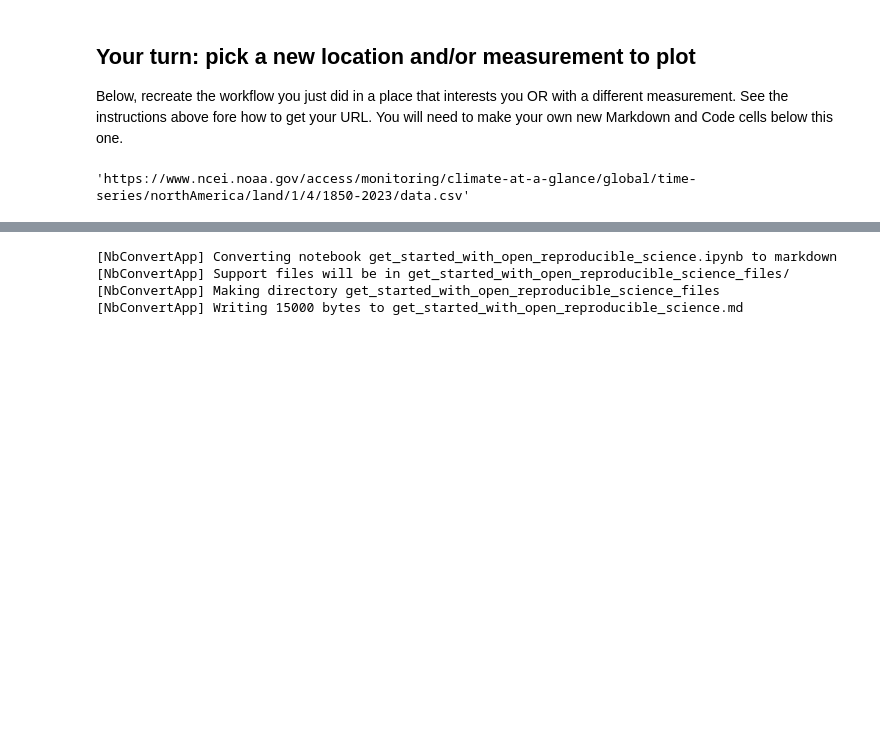
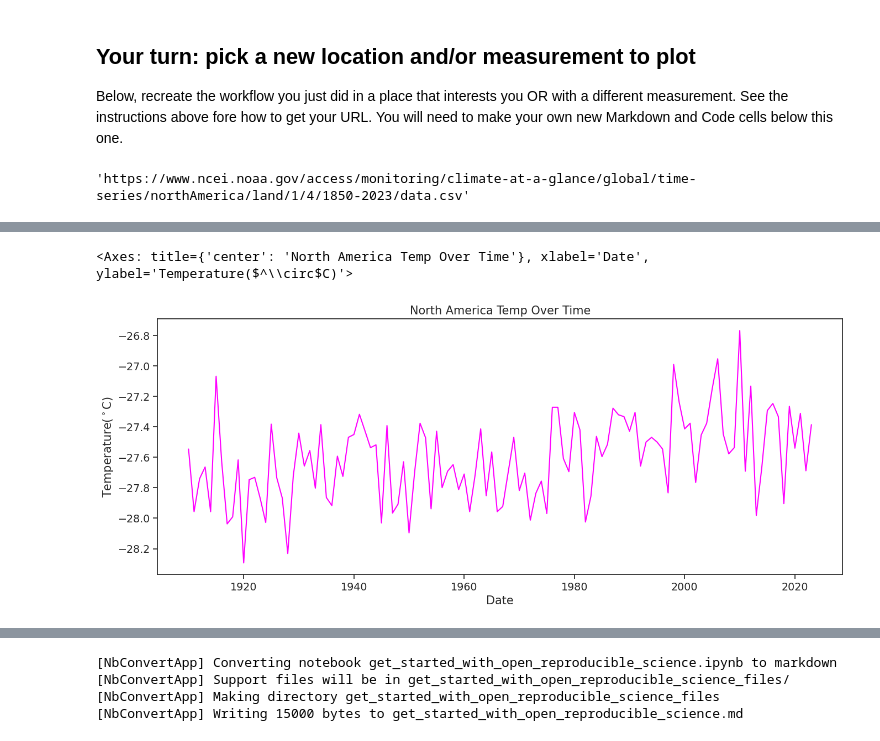
Before and after one commit to Doobernicus/get-started-with-reproducible-science-Doobernicus, a Jupyter notebook: get_started_with_open_reproducible_science.ipynb, the cells around one changed output, grey strips where cells are left out. Saved outputs shown, nothing was run; the diff lists cells and outputs as text; code cells hidden in the pictures; blank space fills up the shorter version.

```diff
--- a/get_started_with_open_reproducible_science.ipynb
+++ b/get_started_with_open_reproducible_science.ipynb
@@ -474,5 +474,5 @@ na_avg_temp_df
 # %%
 #convert to celcius
-na_avg_temp_df.iloc[:,1] = (na_avg_temp_df.iloc[:,1] - 32) * 5 / 9
+na_avg_temp_df["Temp_C"] = (na_avg_temp_df["Temp"] - 32) * 5 / 9
 na_avg_temp_df
 # %% [output]
@@ -480,3 +492,11 @@ TypeError: unsupported operand type(s) for -: 'str' and 'int'
+# %%
+sns.set(font_scale=1.25, style = 'ticks')
+na_avg_temp_df.plot(
+    x='Date', y='Temp_C', title= "North America Temp Over Time",
+    ylabel = "Temperature($^\circ$C)", xlabel = "Date", color = "magenta", figsize = (16, 6), legend = False)
+# %% [output]
+<Axes: title={'center': 'North America Temp Over Time'}, xlabel='Date', ylabel='Temperature($^\\circ$C)'>
+[figure, added]
 # %% [markdown]
 ## Congratulations, you finished this coding challenge -- now make sure that your code is **reproducible**
 
```
Also changed, not shown: parts of 2 cells of this notebook.
